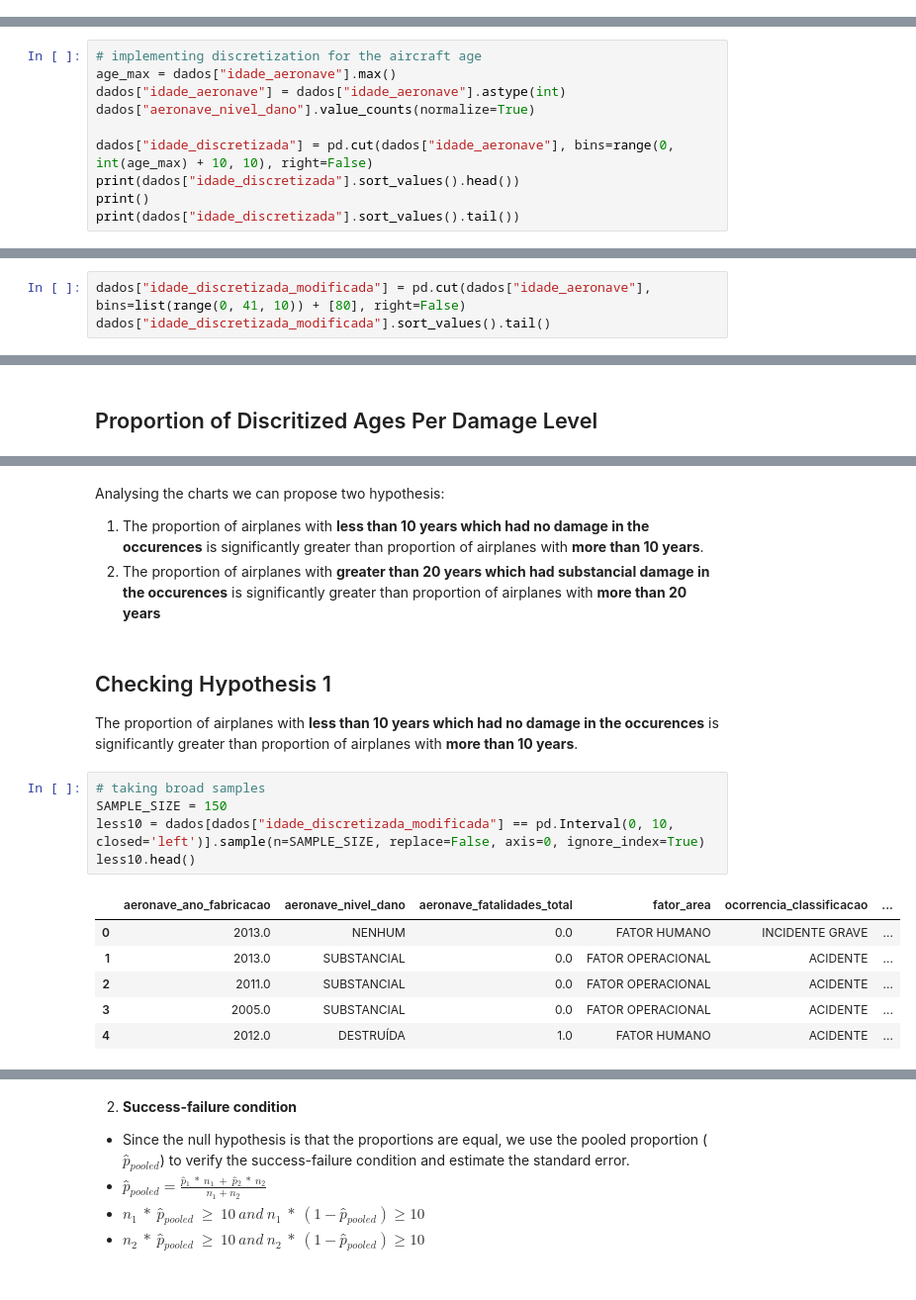
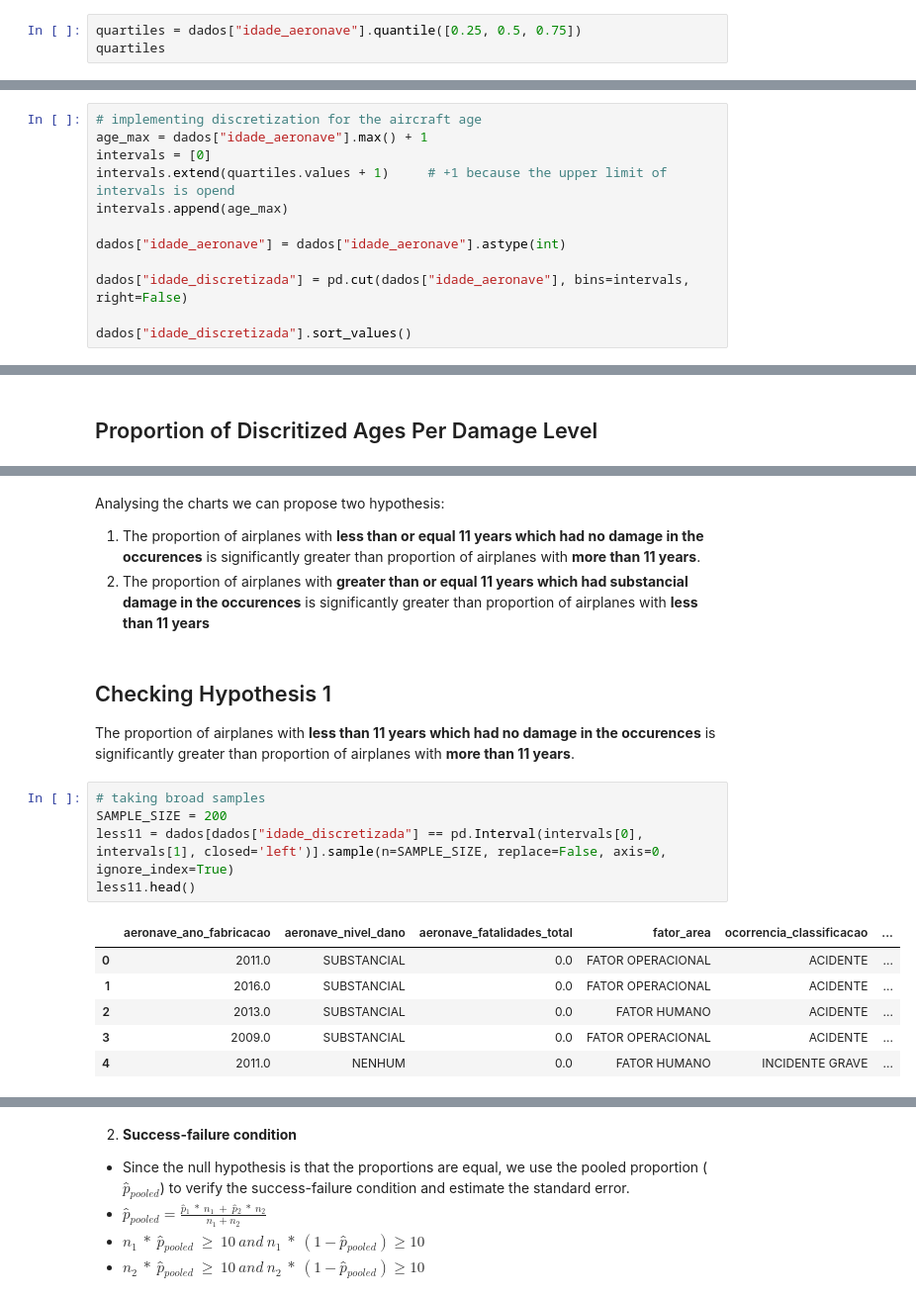
Before and after one commit to igor-diniz/MECD-Statistics, a Jupyter notebook: project1_statistics_fced.ipynb, the cells around one changed output, grey strips where cells are left out. Shown at 99% size. Drawn from its saved outputs; the diff is of its cells as text.

```diff
--- a/project1_statistics_fced.ipynb
+++ b/project1_statistics_fced.ipynb
@@ -352,3 +352,6 @@ We can confirm with a 0.95% confindence level that older aircrafts tend to have
 # Damage level analysis
 # %% [markdown]
 ## Discritized age distribution
+# %%
+quartiles = dados["idade_aeronave"].quantile([0.25, 0.5, 0.75])
+quartiles
@@ -355,11 +363,13 @@ We can confirm with a 0.95% confindence level that older aircrafts tend to have
 # %%
 # implementing discretization for the aircraft age
-age_max = dados["idade_aeronave"].max()
+age_max = dados["idade_aeronave"].max() + 1
+intervals = [0]
+intervals.extend(quartiles.values + 1)     # +1 because the upper limit of intervals is opend
+intervals.append(age_max)
+
 dados["idade_aeronave"] = dados["idade_aeronave"].astype(int)
-dados["aeronave_nivel_dano"].value_counts(normalize=True)
 
-dados["idade_discretizada"] = pd.cut(dados["idade_aeronave"], bins=range(0, int(age_max) + 10, 10), right=False)
-print(dados["idade_discretizada"].sort_values().head())
-print()
-print(dados["idade_discretizada"].sort_values().tail())
+dados["idade_discretizada"] = pd.cut(dados["idade_aeronave"], bins=intervals, right=False)
+
+dados["idade_discretizada"].sort_values()
 # %% [output]
@@ -388,3 +394,0 @@ Since ages greater than or equal 50 are less frequent, it seems a good oportunit
-# %%
-dados["idade_discretizada_modificada"] = pd.cut(dados["idade_aeronave"], bins=list(range(0, 41, 10)) + [80], right=False)
-dados["idade_discretizada_modificada"].sort_values().tail()
@@ -463,22 +446,22 @@ plt.show()
 # %% [markdown]
 Analysing the charts we can propose two hypothesis:
 
-1. The proportion of airplanes with **less than 10 years which had no damage in the occurences** is significantly greater than proportion of airplanes with **more than 10 years**.
-2. The proportion of airplanes with **greater than 20 years which had substancial damage in the occurences** is significantly greater than proportion of airplanes with **more than 20 years**
+1. The proportion of airplanes with **less than or equal 11 years which had no damage in the occurences** is significantly greater than proportion of airplanes with **more than 11 years**.
+2. The proportion of airplanes with **greater than or equal 11 years which had substancial damage in the occurences** is significantly greater than proportion of airplanes with **less than 11 years**
 # %% [markdown]
 ## Checking Hypothesis 1
 
-The proportion of airplanes with **less than 10 years which had no damage in the occurences** is significantly greater than proportion of airplanes with **more than 10 years**.
+The proportion of airplanes with **less than 11 years which had no damage in the occurences** is significantly greater than proportion of airplanes with **more than 11 years**.
 # %%
 # taking broad samples
-SAMPLE_SIZE = 150
-less10 = dados[dados["idade_discretizada_modificada"] == pd.Interval(0, 10, closed='left')].sample(n=SAMPLE_SIZE, replace=False, axis=0, ignore_index=True)
-less10.head()
+SAMPLE_SIZE = 200
+less11 = dados[dados["idade_discretizada"] == pd.Interval(intervals[0], intervals[1], closed='left')].sample(n=SAMPLE_SIZE, replace=False, axis=0, ignore_index=True)
+less11.head()
 # %% [output]
 |  | aeronave_ano_fabricacao | aeronave_nivel_dano | aeronave_fatalidades_total | fator_area | ocorrencia_classificacao | ... |
-| 0 | 2013.0 | NENHUM | 0.0 | FATOR HUMANO | INCIDENTE GRAVE | ... |
-| 1 | 2013.0 | SUBSTANCIAL | 0.0 | FATOR OPERACIONAL | ACIDENTE | ... |
-| 2 | 2011.0 | SUBSTANCIAL | 0.0 | FATOR OPERACIONAL | ACIDENTE | ... |
-| 3 | 2005.0 | SUBSTANCIAL | 0.0 | FATOR OPERACIONAL | ACIDENTE | ... |
-| 4 | 2012.0 | DESTRUÍDA | 1.0 | FATOR HUMANO | ACIDENTE | ... |
+| 0 | 2011.0 | SUBSTANCIAL | 0.0 | FATOR OPERACIONAL | ACIDENTE | ... |
+| 1 | 2016.0 | SUBSTANCIAL | 0.0 | FATOR OPERACIONAL | ACIDENTE | ... |
+| 2 | 2013.0 | SUBSTANCIAL | 0.0 | FATOR HUMANO | ACIDENTE | ... |
+| 3 | 2009.0 | SUBSTANCIAL | 0.0 | FATOR OPERACIONAL | ACIDENTE | ... |
+| 4 | 2011.0 | NENHUM | 0.0 | FATOR HUMANO | INCIDENTE GRAVE | ... |
 # %%
```
Also changed, not shown: parts of 59 cells of this notebook.
